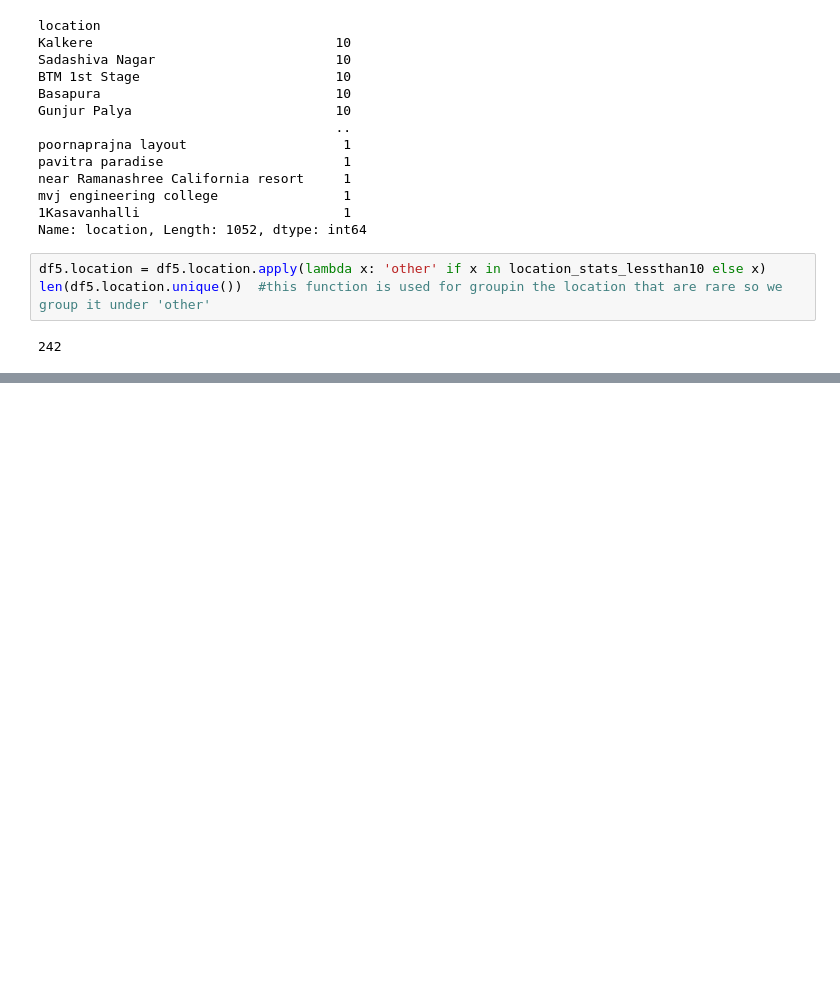
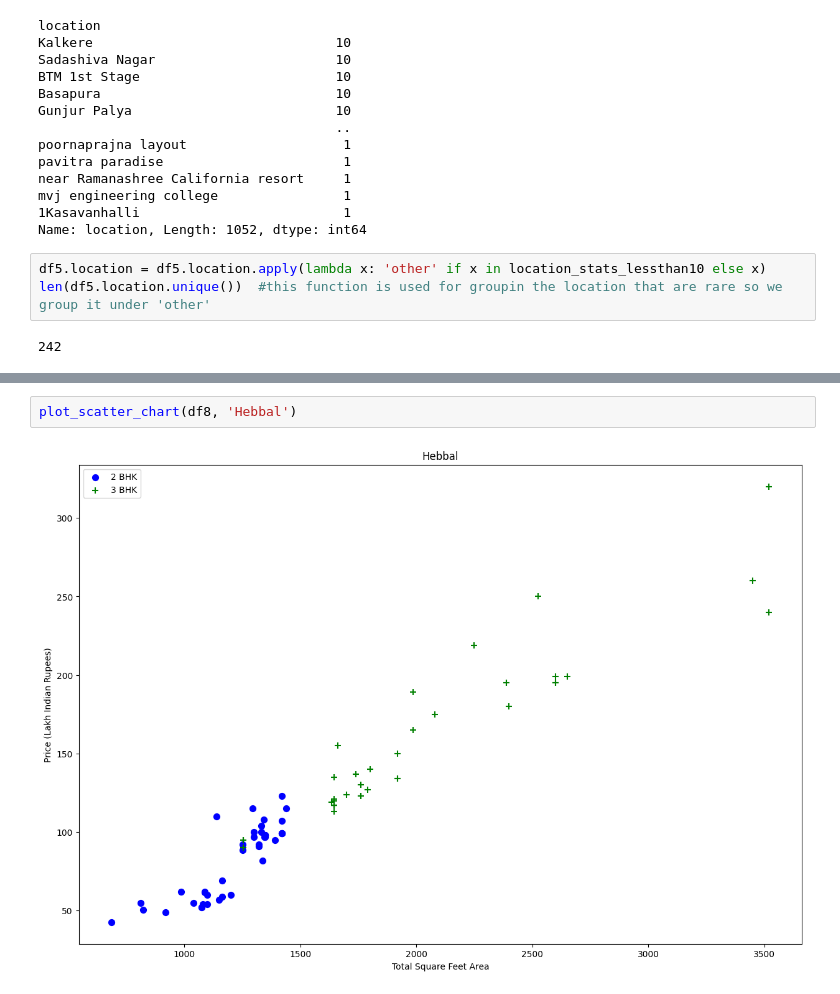
Before and after one commit to varnitrajsingh/Excitel-Internship-varnit, a Jupyter notebook: MLProject.ipynb, the cells around one changed output, grey strips where cells are left out. Cells and saved outputs as stored; diff of their text form; blank space fills up the shorter version.

```diff
--- a/MLProject.ipynb
+++ b/MLProject.ipynb
@@ -227,0 +309,4 @@ len(df5.location.unique())  #this function is used for groupin the location that
+# %%
+plot_scatter_chart(df8, 'Hebbal')
+# %% [output]
+[figure, added]
```
Also changed, not shown: parts of 11 cells of this notebook.
